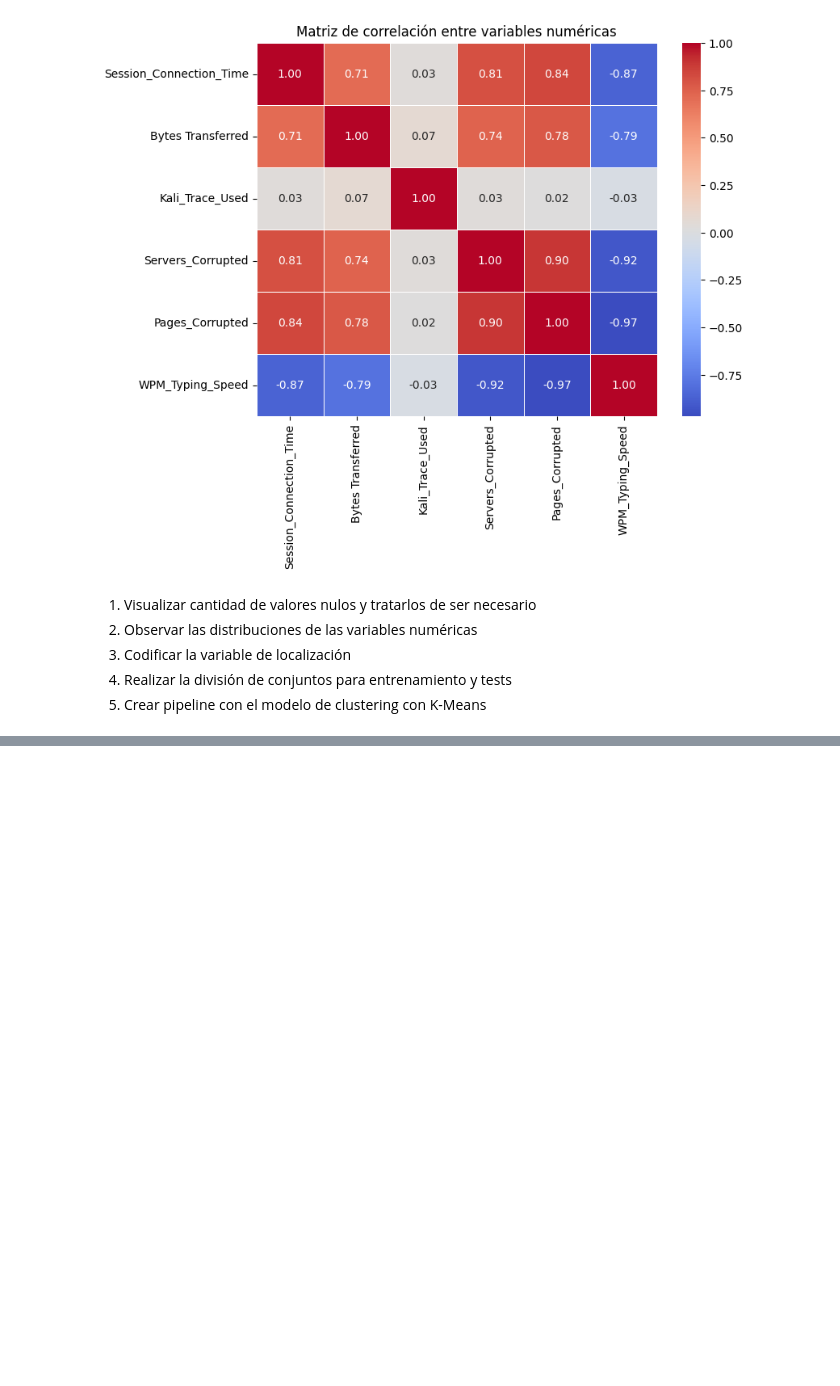
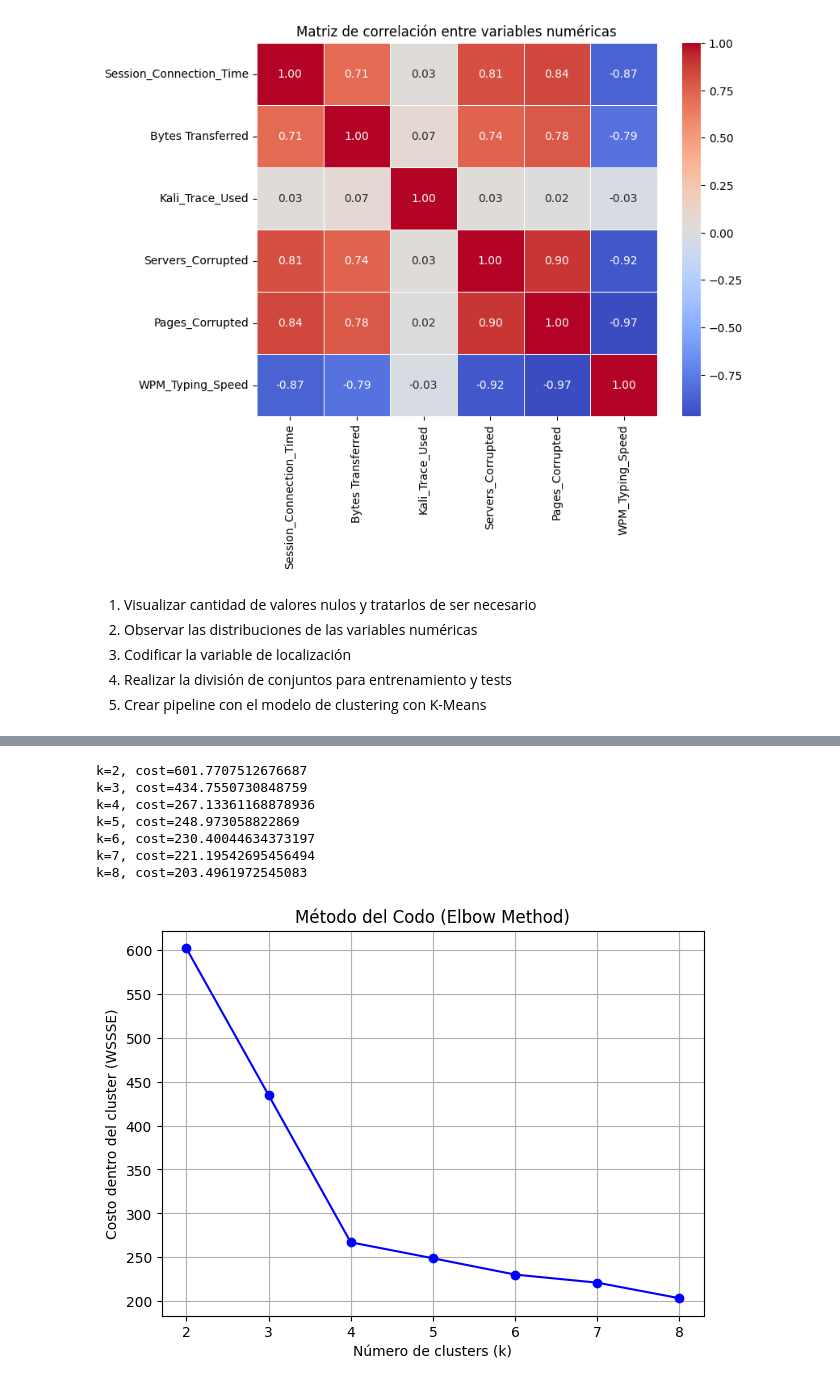
Before and after one commit to alee2602/LAB12-DS, a Jupyter notebook: main.ipynb, the cells around one changed output, grey strips where cells are left out. Cells and saved outputs as stored; diff of their text form; code cells hidden in the pictures; blank space fills up the shorter version.

Commit message:
feat: modelo de clustering

```diff
--- a/main.ipynb
+++ b/main.ipynb
@@ -90,0 +181,13 @@ plt.show()
+# %%
+
+scaler = StandardScaler(
+    inputCol="features_noscaled",
+    outputCol="features",
+    withMean=True,
+    withStd=True
+)
+
+scaler_model = scaler.fit(df_feats)
+df_scaled = scaler_model.transform(df_feats)
+
+df_scaled.select("features").show(5, truncate=False)
@@ -90,0 +205,33 @@ plt.show()
+# %%
+from pyspark.ml.clustering import KMeans
+import matplotlib.pyplot as plt
+
+# Lista de k a probar
+ks = list(range(2, 9))
+costs = []
+
+# Calcular el costo (WSSSE) para cada k
+for k in ks:
+    kmeans = KMeans(featuresCol="features", k=k, seed=42)
+    model = kmeans.fit(df_scaled)
+    cost = model.summary.trainingCost
+    costs.append(cost)
+    print(f"k={k}, cost={cost}")
+
+plt.figure(figsize=(7, 5))
+plt.plot(ks, costs, marker='o', linestyle='-', color='b')
+plt.title('Método del Codo (Elbow Method)')
+plt.xlabel('Número de clusters (k)')
+plt.ylabel('Costo dentro del cluster (WSSSE)')
+plt.xticks(ks)
+plt.grid(True)
+plt.show()
+# %% [output]
+k=2, cost=601.7707512676687
+k=3, cost=434.7550730848759
+k=4, cost=267.13361168878936
+k=5, cost=248.973058822869
+k=6, cost=230.40044634373197
+k=7, cost=221.19542695456494
+k=8, cost=203.4961972545083
+[figure, added]
```
Also changed, not shown: parts of 12 cells of this notebook.
